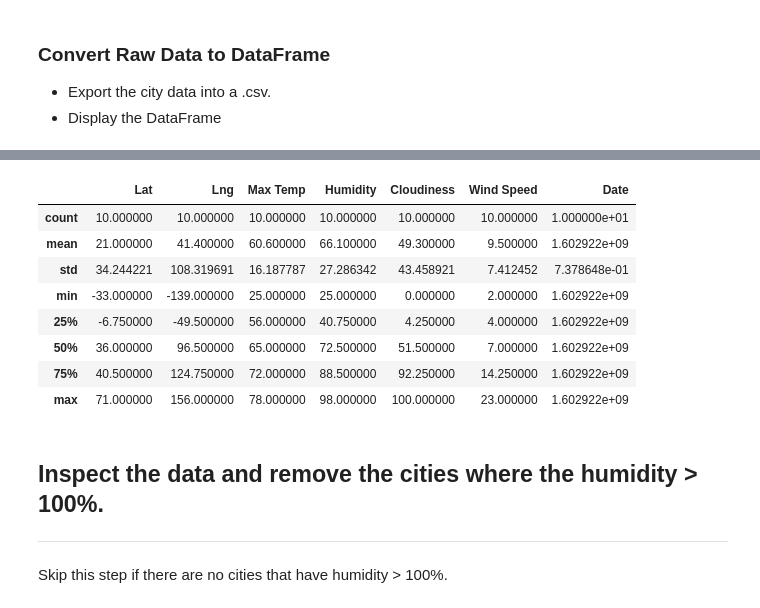
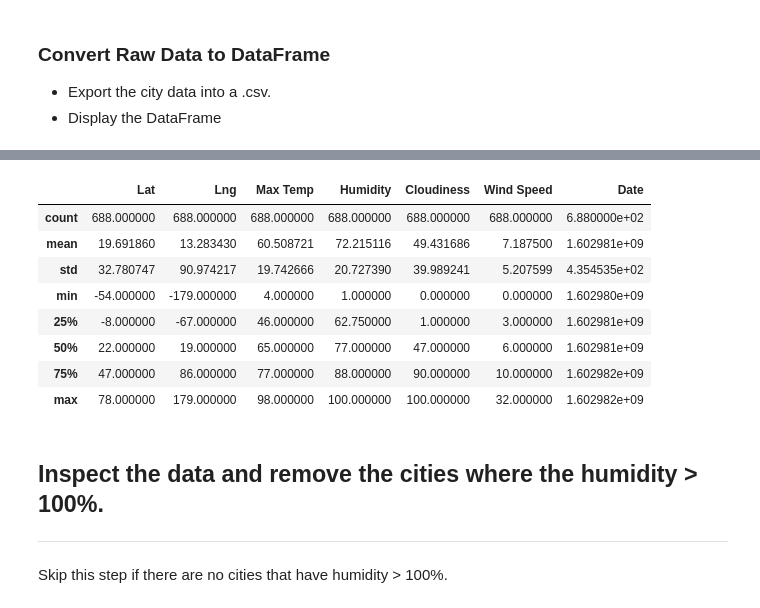
Before and after one commit to cassfolk/HW.Folkers, a Jupyter notebook: 06-python-api-challenge/WeatherPy/WeatherPy.ipynb, the cells around one changed output, grey strips where cells are left out. Cells and saved outputs as stored; diff of their text form; code cells hidden in the pictures.

Commit message:
Got data clean and working. Can now plot data

```diff
--- a/06-python-api-challenge/WeatherPy/WeatherPy.ipynb
+++ b/06-python-api-challenge/WeatherPy/WeatherPy.ipynb
@@ -187,0 +181,4 @@ city_df_mini.head()
+# %%
+# MAKE A FREAKING NEW DF SO YOU DON'T HAVE TO RUN IT AGAIN!!!!!!
+city_df_clean = city_df.copy()
+city_df_clean.head()
@@ -187,0 +192,16 @@ city_df_mini.head()
+# %%
+# get rid of empty rows
+city_df_clean['Lat'].replace("", np.nan, inplace=True)
+city_df_clean.dropna(how="any", inplace=True)
+city_df_clean = city_df_clean.fillna("", inplace=False)
+
+# get rid of dup city column and rename right one
+city_df_clean = city_df_clean.drop(columns=['City'])
+city_df_clean = city_df_clean.rename(columns={'City Name': 'City'})
+# %%
+# reorder columns
+city_df_clean = city_df_clean[['City','Lat', 'Lng', 'Max Temp', 'Humidity', 'Cloudiness', 'Wind Speed', 'Date']]
+
+# # make csv & display
+city_df_clean.to_csv(r'../output_data/cities.csv', index=True, header=True)
+city_df_clean.head()
@@ -188,34 +215,33 @@ city_df_mini.head()
 # %%
-city_df_mini_stats = pd.DataFrame(city_df_mini[['Lat', 'Lng', 'Max Temp', 'Humidity',
-                                                'Cloudiness', 'Wind Speed', 'Date']].astype(int))
+city_df_stats = pd.DataFrame(city_df_clean[['Lat', 'Lng', 'Max Temp', 'Humidity',
+                                      'Cloudiness', 'Wind Speed', 'Date']].astype(int))
+
+city_df_count = city_df_stats.count()
+city_df_mean = city_df_stats.mean()
+city_df_std = city_df_stats.std()
+city_df_min = city_df_stats.min()
+city_df_25 = city_df_stats.quantile(.25, axis=0)
+city_df_5 = city_df_stats.quantile(.5, axis=0)
+city_df_75 = city_df_stats.quantile(.75, axis=0)
+city_df_max = city_df_stats.max()
 
 
-city_df_count = city_df_mini_stats.count()
-city_df_mean = city_df_mini_stats.mean()
-city_df_std = city_df_mini_stats.std()
-city_df_min = city_df_mini_stats.min()
-city_df_25 = city_df_mini_stats.quantile(.25, axis=0)
-city_df_5 = city_df_mini_stats.quantile(.5, axis=0)
-city_df_75 = city_df_mini_stats.quantile(.75, axis=0)
-city_df_max = city_df_mini_stats.max()
-
-
-city_df_mini_stats_filled = pd.DataFrame({"count": city_df_count, "mean": city_df_mean,
+city_df_stats_filled = pd.DataFrame({"count": city_df_count, "mean": city_df_mean,
                                           "std": city_df_std, "min": city_df_min,
                                           "25%": city_df_25, "50%": city_df_5,
                                           "75%": city_df_75, "max": city_df_max})
-city_df_mini_stats_filled = city_df_mini_stats_filled.transpose()
-city_df_mini_stats_filled
+city_df_stats_filled = city_df_stats_filled.transpose()
+city_df_stats_filled
 # %% [output]
 |  | Lat | Lng | Max Temp | Humidity | Cloudiness | Wind Speed | Date |
-| count | 10.000000 | 10.000000 | 10.000000 | 10.000000 | 10.000000 | 10.000000 | 1.000000e+01 |
-| mean | 21.000000 | 41.400000 | 60.600000 | 66.100000 | 49.300000 | 9.500000 | 1.602922e+09 |
-| std | 34.244221 | 108.319691 | 16.187787 | 27.286342 | 43.458921 | 7.412452 | 7.378648e-01 |
-| min | -33.000000 | -139.000000 | 25.000000 | 25.000000 | 0.000000 | 2.000000 | 1.602922e+09 |
-| 25% | -6.750000 | -49.500000 | 56.000000 | 40.750000 | 4.250000 | 4.000000 | 1.602922e+09 |
-| 50% | 36.000000 | 96.500000 | 65.000000 | 72.500000 | 51.500000 | 7.000000 | 1.602922e+09 |
-| 75% | 40.500000 | 124.750000 | 72.000000 | 88.500000 | 92.250000 | 14.250000 | 1.602922e+09 |
-| max | 71.000000 | 156.000000 | 78.000000 | 98.000000 | 100.000000 | 23.000000 | 1.602922e+09 |
+| count | 688.000000 | 688.000000 | 688.000000 | 688.000000 | 688.000000 | 688.000000 | 6.880000e+02 |
+| mean | 19.691860 | 13.283430 | 60.508721 | 72.215116 | 49.431686 | 7.187500 | 1.602981e+09 |
+| std | 32.780747 | 90.974217 | 19.742666 | 20.727390 | 39.989241 | 5.207599 | 4.354535e+02 |
+| min | -54.000000 | -179.000000 | 4.000000 | 1.000000 | 0.000000 | 0.000000 | 1.602980e+09 |
+| 25% | -8.000000 | -67.000000 | 46.000000 | 62.750000 | 1.000000 | 3.000000 | 1.602981e+09 |
+| 50% | 22.000000 | 19.000000 | 65.000000 | 77.000000 | 47.000000 | 6.000000 | 1.602981e+09 |
+| 75% | 47.000000 | 86.000000 | 77.000000 | 88.000000 | 90.000000 | 10.000000 | 1.602982e+09 |
+| max | 78.000000 | 179.000000 | 98.000000 | 100.000000 | 100.000000 | 32.000000 | 1.602982e+09 |
 # %% [markdown]
 ## Inspect the data and remove the cities where the humidity > 100%.
 ----
```
Also changed, not shown: parts of 7 cells of this notebook, 1 other file.
